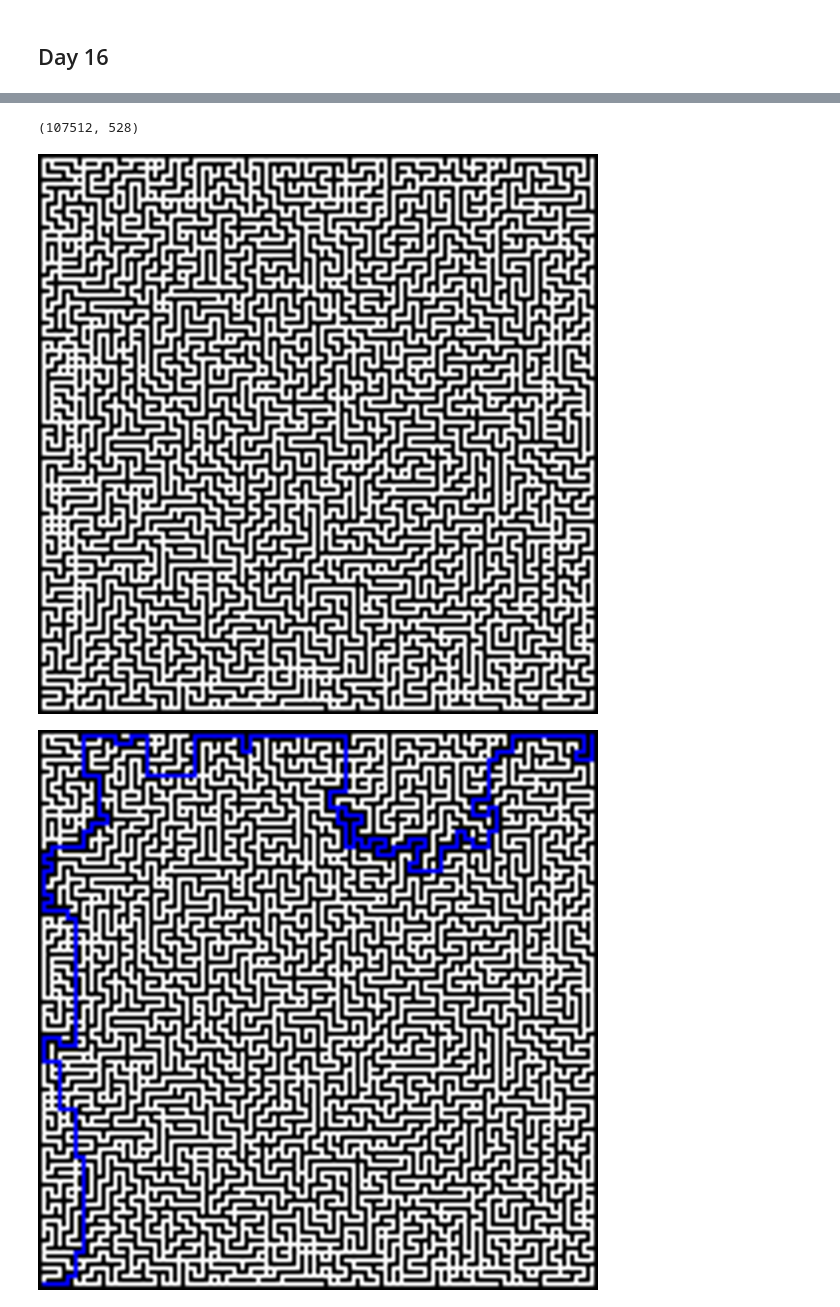
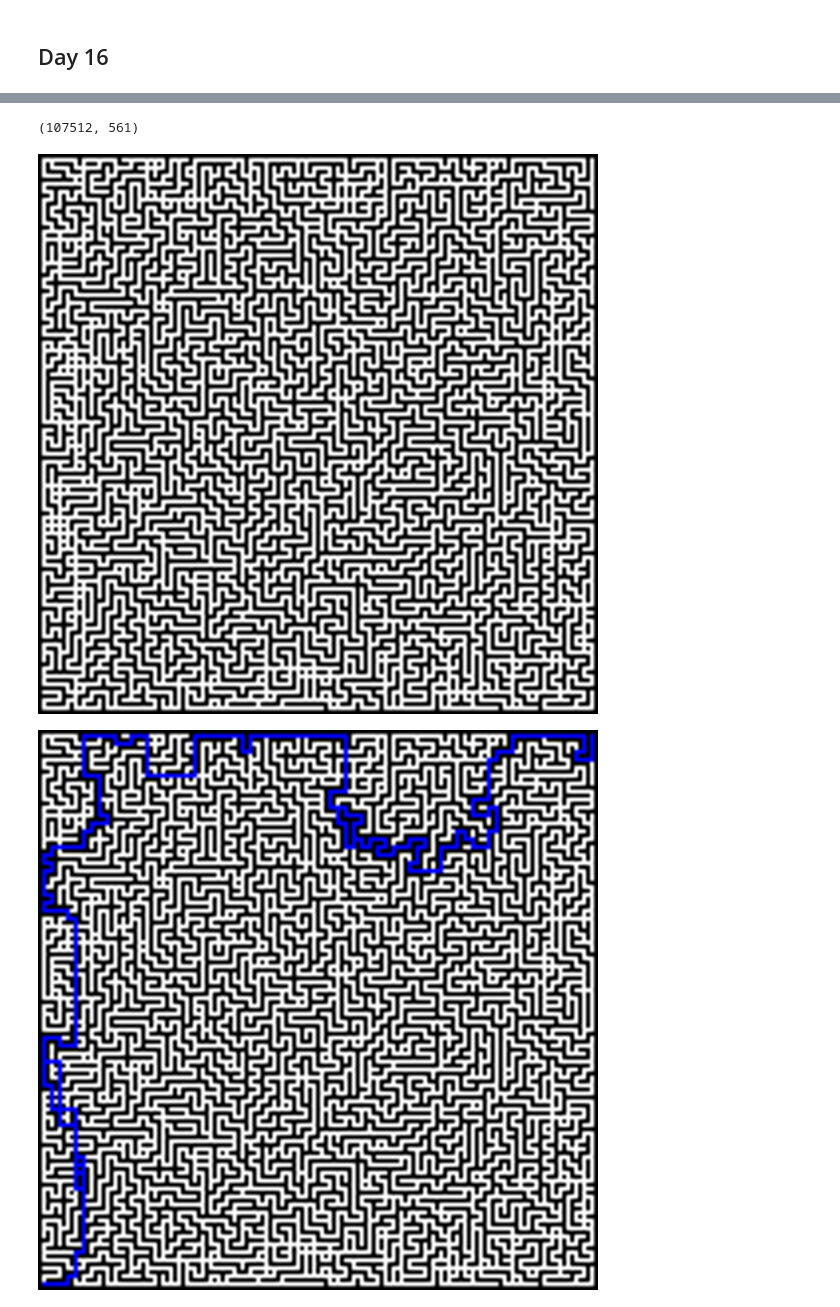
Before and after one commit to davidmiheev/aoc-2024, a Jupyter notebook: advent_of_code_2024.ipynb, the cells around one changed output, grey strips where cells are left out. Cells and saved outputs as stored; diff of their text form; code cells hidden in the pictures.

```diff
--- a/advent_of_code_2024.ipynb
+++ b/advent_of_code_2024.ipynb
@@ -1553,8 +1553,6 @@ def build_maze(lines):
 
 maze = build_maze(lines)
 # %%
-from PIL import Image, ImageDraw
-
 def dijkstra_matrix(maze: list[list[str]], start: tuple, end: tuple, draw=None) -> int:
 
     from heapq import heappop, heappush
@@ -1563,7 +1561,7 @@ def dijkstra_matrix(maze: list[list[str]], start: tuple, end: tuple, draw=None)
     dirs = ['^', '>', 'v', '<']
     moves = [(-1, 0), (0, 1), (1, 0), (0, -1)]
     start_dir = 1
-    seen = {start: 0}
+    seen = {(start, start_dir): 0}
     predecessors = defaultdict(list)
     pq = [(0, start, start_dir)]
     min_score = -1
@@ -1573,70 +1571,66 @@ def dijkstra_matrix(maze: list[list[str]], start: tuple, end: tuple, draw=None)
         if cur_pos == end:
             min_score = dist
             break
-        for dir, (dr, dc) in enumerate(moves):
+        for next_dir, (dr, dc) in enumerate(moves):
             next_pos = (cur_pos[0] + dr, cur_pos[1] + dc)
             if maze[next_pos[0]][next_pos[1]] == '#':
                 continue
             cost = 0
-            if dir == cur_dir:
+            if next_dir == cur_dir:
                 cost = 1
-            elif (dir - cur_dir) % 4 in (1, 3):
+            elif (next_dir - cur_dir) % 4 in (1, 3):
                 cost = 1001
             else:
                 cost = 2001
-            # if next_pos in seen and seen[next_pos] < dist + cost:
-            #     continue
+            if (next_pos, next_dir) in seen and seen[(next_pos, next_dir)] < dist + cost:
+                continue
+            seen[(next_pos, next_dir)] = dist + cost
+            heappush(pq, (dist + cost, next_pos, next_dir))
+            predecessors[(next_pos, next_dir)].append((cur_pos, cur_dir))
 
-            if next_pos not in seen or seen[next_pos] > dist + cost:
-                seen[next_pos] = dist + cost
-                predecessors[next_pos] = [cur_pos]
-                heappush(pq, (dist + cost, next_pos, dir))
-            elif seen[next_pos] == dist + cost:
-                # heappush(pq, (dist + cost, next_pos, dir))
-                predecessors[next_pos].append(cur_pos)
 
-    paths = set([end])
-    cur_cells = [end]
-    # print([(k, v) for k, v in predecessors.items() if len(v) > 1])
+    seen = set([(end, 0)])
+    cur_cells = [(end, 0)]
     while cur_cells:
         cur_cells_new = []
-        for step in cur_cells:
-            for new_step in predecessors[step]:
-                if new_step not in paths:
-                    cur_cells_new += [new_step]
-                    paths.add(new_step)
+        for cell, dir in cur_cells:
+            for new_cell, new_dir in predecessors[(cell, dir)]:
+                if (new_cell, new_dir) not in seen:
+                    cur_cells_new += [(new_cell, new_dir)]
+                    seen.add((new_cell, new_dir))
 
         cur_cells = cur_cells_new
 
+    paths = set([cell for cell, _ in seen])
     if draw:
         for r, c in paths:
             draw.point((c, r), fill='blue')
 
     return min_score, len(paths)
 # %%
-dijkstra_matrix(maze, (139, 1), (1, 139)) #  (15, 1), (1, 15)
+dijkstra_matrix(maze, (139, 1), (1, 139)) # (139, 1), (1, 139)
 # %% [output]
-(107512, 528)
+(107512, 561)
 # %%
 def draw_maze(maze, path=False):
     from PIL import Image, ImageDraw
-    w, h = 141, 141 # 17, 17
+    w, h = len(maze[0]), len(maze) # 17, 17
     img = Image.new('RGB', (w, h), color = 'white')
     draw = ImageDraw.Draw(img)
     for i in range(w):
         for j in range(h):
             if maze[i][j] == '#':
                 draw.point((j, i), fill='black')
 
     if path:
+        # dijkstra_matrix(maze, (139, 1), (1, 139), draw)
         dijkstra_matrix(maze, (139, 1), (1, 139), draw)
-        # dijkstra_matrix(maze, (15, 1), (1, 15), draw)
     # lets scale the image
     img = img.resize((6 * w, 6 * h))
     img.show()
 
 draw_maze(maze)
 draw_maze(maze, path=True)
 # %% [output]
 [figure]
-[figure, old version]
+[figure, new version]
```
Also changed, not shown: parts of 18 cells of this notebook, 3 other files.
